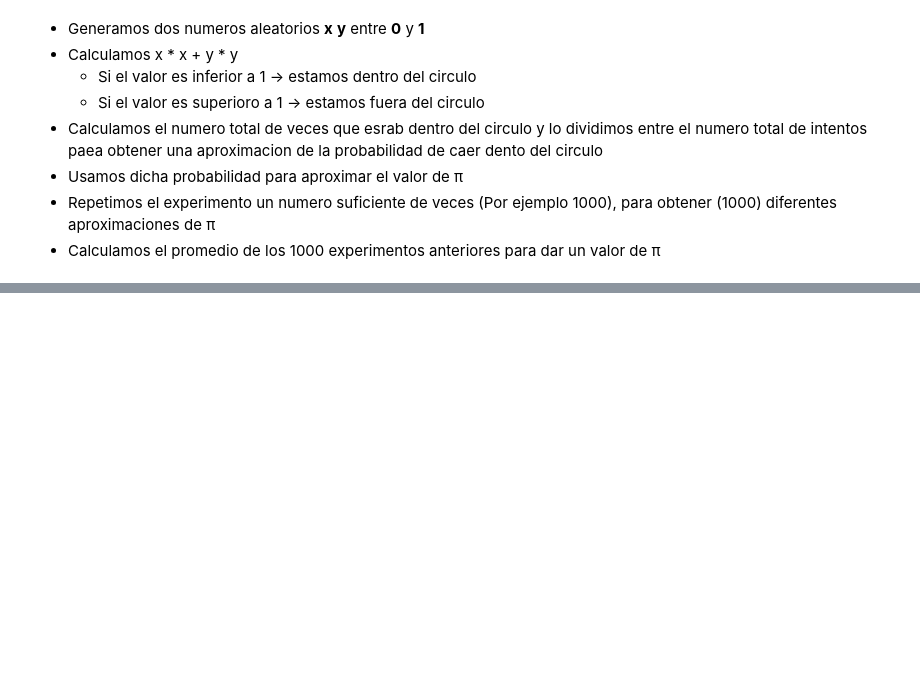
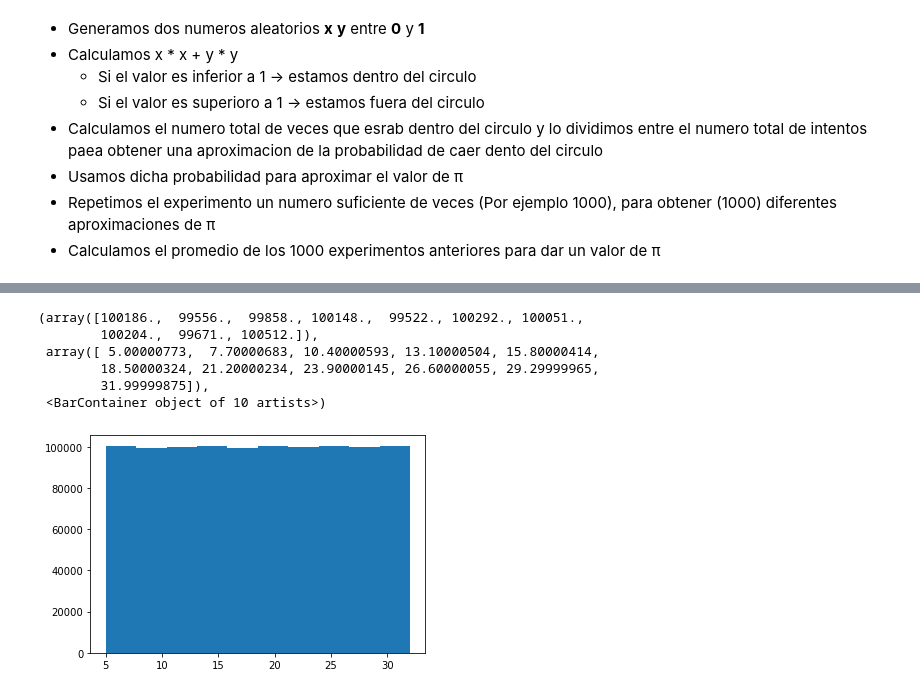
Before and after one commit to diego19508/python-ml-course, a Jupyter notebook: Course/T2 - 2- Data Cleaning - Funciones de distribucion de probabilidad.ipynb, the cells around one changed output, grey strips where cells are left out. Saved outputs shown, nothing was run; the diff lists cells and outputs as text; code cells hidden in the pictures; blank space fills up the shorter version.

```diff
--- a/Course/T2 - 2- Data Cleaning - Funciones de distribucion de probabilidad.ipynb
+++ b/Course/T2 - 2- Data Cleaning - Funciones de distribucion de probabilidad.ipynb
@@ -136,0 +183,10 @@ plt.plot(pi_value_list)
+# %%
+plt.hist(data["C"])
+# %% [output]
+(array([100186.,  99556.,  99858., 100148.,  99522., 100292., 100051.,
+        100204.,  99671., 100512.]),
+ array([ 5.00000773,  7.70000683, 10.40000593, 13.10000504, 15.80000414,
+        18.50000324, 21.20000234, 23.90000145, 26.60000055, 29.29999965,
+        31.99999875]),
+ <BarContainer object of 10 artists>)
+[figure, added]
```
Also changed, not shown: parts of 12 cells of this notebook.
